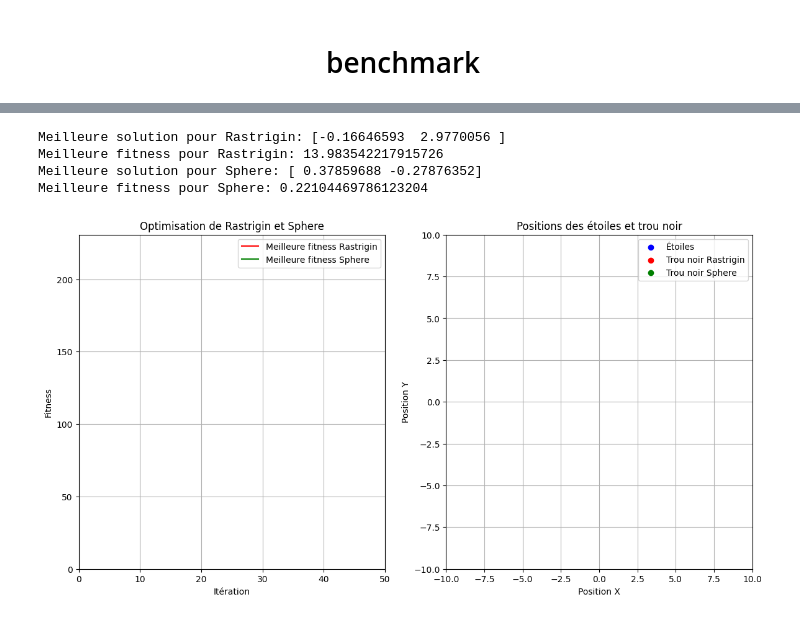
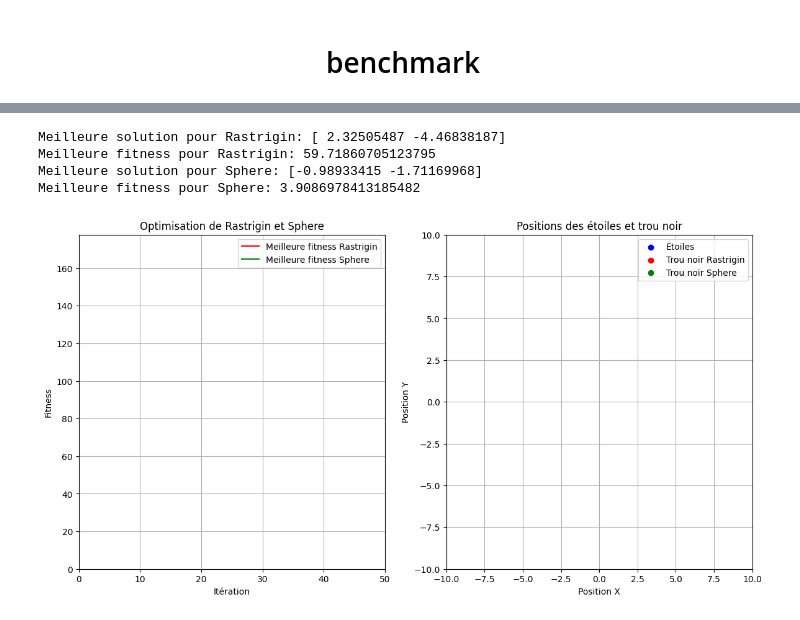
Before and after one commit to Marouan19/MetaHeuristic_Optimizers, a Jupyter notebook: Black_Hole_Optimization.ipynb, the cells around one changed output, grey strips where cells are left out. Drawn from its saved outputs; the diff is of its cells as text; code cells hidden in the pictures.

```diff
--- a/Black_Hole_Optimization.ipynb
+++ b/Black_Hole_Optimization.ipynb
@@ -452,7 +452,7 @@ def replace_in_event_horizon(population, in_event_horizon, lower_bound, upper_bo
     return population
 
 # Paramètres de l'algorithme
-pop_size = 50
+pop_size = 5
 dimensions = 2
 lower_bound = -10
 upper_bound = 10
@@ -539,35 +539,35 @@ def run_iteration(b):
         display.display(fig)
 
     # Afficher les résultats dans une table
     fitness_df_rastrigin = pd.DataFrame(fitness_rastrigin, columns=[f'Individu {i}' for i in range(pop_size)])
     fitness_df_sphere = pd.DataFrame(fitness_sphere, columns=[f'Individu {i}' for i in range(pop_size)])
     position_df_rastrigin = pd.DataFrame(population_rastrigin, columns=[f'Position {i}' for i in range(dimensions)])
     position_df_sphere = pd.DataFrame(population_sphere, columns=[f'Position {i}' for i in range(dimensions)])
 
     with output:
         display.clear_output(wait=True)
         display.display(fig)
         display.display(fitness_df_rastrigin)
         display.display(fitness_df_sphere)
         display.display(position_df_rastrigin)
         display.display(position_df_sphere)
 
 # Bouton pour aller à l'itération suivante
 button = Button(description="Itération suivante")
 button.on_click(run_iteration)
 
 # Afficher le bouton et la sortie du graphique
 display.display(VBox([button, output]))
 
 # Affichage de la meilleure solution finale
 print("Meilleure solution pour Rastrigin:", population_rastrigin[np.argmin(fitness_rastrigin)])
 print("Meilleure fitness pour Rastrigin:", np.min(fitness_rastrigin))
 print("Meilleure solution pour Sphere:", population_sphere[np.argmin(fitness_sphere)])
 print("Meilleure fitness pour Sphere:", np.min(fitness_sphere))
 # %% [output]
 [interactive output not drawn]
-Meilleure solution pour Rastrigin: [-0.16646593  2.9770056 ]
-Meilleure fitness pour Rastrigin: 13.983542217915726
-Meilleure solution pour Sphere: [ 0.37859688 -0.27876352]
-Meilleure fitness pour Sphere: 0.22104469786123204
+Meilleure solution pour Rastrigin: [ 2.32505487 -4.46838187]
+Meilleure fitness pour Rastrigin: 59.71860705123795
+Meilleure solution pour Sphere: [-0.98933415 -1.71169968]
+Meilleure fitness pour Sphere: 3.9086978413185482
-[figure, old version]
+[figure, new version]
```
Also changed, not shown: parts of 2 cells of this notebook, 2 other files.
